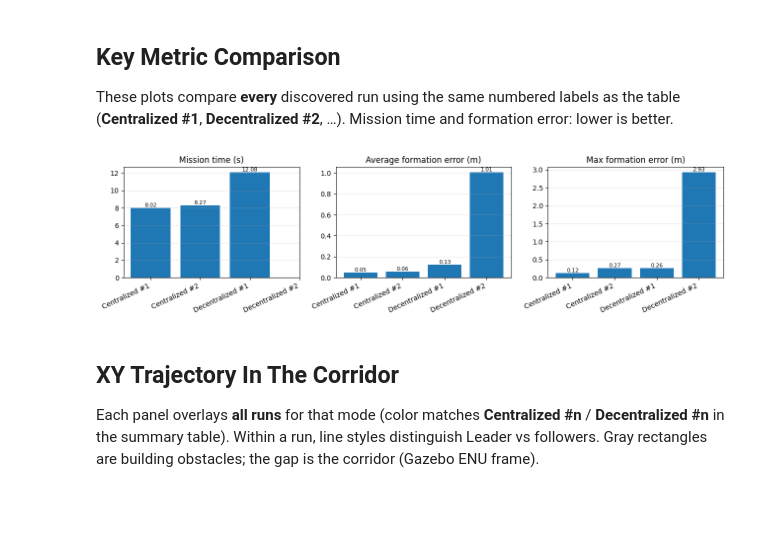
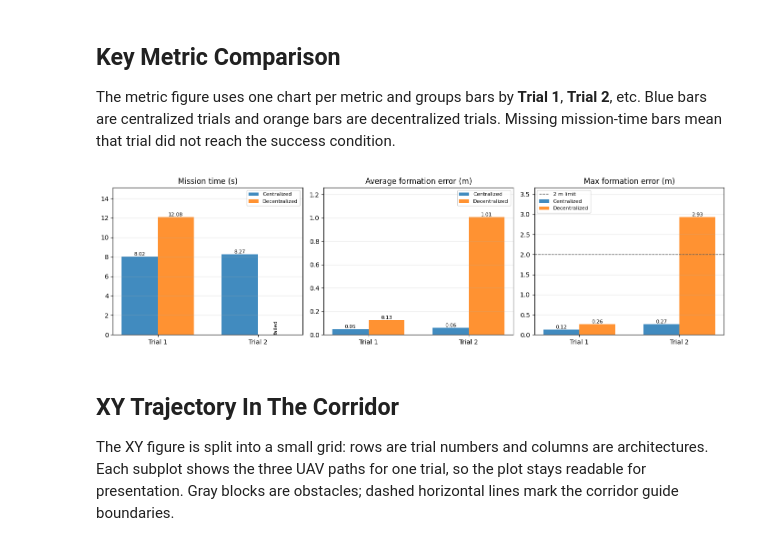
Before and after one commit to billbch/uav-project-devops, a Jupyter notebook: uav_eval_analysis.ipynb, the cells around one changed output. Drawn from its saved outputs; the diff is of its cells as text; code cells hidden in the pictures; blank space fills up the shorter version.

Commit message:
[FIX] readme plots

```diff
--- a/uav_eval_analysis.ipynb
+++ b/uav_eval_analysis.ipynb
@@ -138,7 +151,7 @@ headers = [
 ]
 lines = ["| " + " | ".join(headers) + " |", "|" + "|".join(["---"] * len(headers)) + "|"]
 for mode in MODES:
-    for ri, r in enumerate(RUNS[mode], start=1):
+    for r in RUNS[mode]:
         s = r["summary"]
         lines.append(
             "| "
@@ -146,7 +159,7 @@ for mode in MODES:
                 [
                     MODE_LABELS[mode],
                     r["id"],
-                    human_run_label(mode, ri),
+                    r["label"],
                     str(s["mission_success"]),
                     f"{s['mission_time_sec']:.2f}" if s["mission_time_sec"] is not None else "n/a",
                     f"{s['formation_error_avg_m']:.3f}" if s["formation_error_avg_m"] is not None else "n/a",
@@ -170,44 +183,62 @@ display(Markdown("\n".join(lines)))
 # %% [markdown]
 ## Key Metric Comparison
 
-These plots compare **every** discovered run using the same numbered labels as the table (**Centralized #1**, **Decentralized #2**, …). Mission time and formation error: lower is better.
+The metric figure uses one chart per metric and groups bars by **Trial 1**, **Trial 2**, etc. Blue bars are centralized trials and orange bars are decentralized trials. Missing mission-time bars mean that trial did not reach the success condition.
 # %%
 metric_specs = [
-    ("mission_time_sec", "Mission time (s)"),
-    ("formation_error_avg_m", "Average formation error (m)"),
-    ("formation_error_max_m", "Max formation error (m)"),
+    ("mission_time_sec", "Mission time (s)", None),
+    ("formation_error_avg_m", "Average formation error (m)", None),
+    ("formation_error_max_m", "Max formation error (m)", 2.0),
 ]
 
-n_runs_total = sum(len(RUNS[m]) for m in MODES)
-fig_w = max(13.0, 1.2 * n_runs_total + 4)
-fig, axes = plt.subplots(1, 3, figsize=(fig_w, 3.5))
-for ax, (key, title) in zip(axes, metric_specs):
-    labels = []
-    values = []
-    for mode in MODES:
-        for ri, r in enumerate(RUNS[mode], start=1):
-            labels.append(human_run_label(mode, ri))
-            v = r["summary"][key]
-            values.append(v if v is not None else float("nan"))
-    x = range(len(labels))
-    ax.bar(x, values)
-    ax.set_xticks(list(x))
-    ax.set_xticklabels(labels, rotation=25, ha="right")
+max_trials = max((len(RUNS[m]) for m in MODES), default=0)
+trial_numbers = list(range(1, max_trials + 1))
+fig, axes = plt.subplots(1, 3, figsize=(14, 4))
+bar_width = 0.36
+x_base = list(range(max_trials))
+
+for ax, (key, title, threshold) in zip(axes, metric_specs):
+    plotted_values = []
+    for mi, mode in enumerate(MODES):
+        offset = (mi - 0.5) * bar_width
+        heights = []
+        labels = []
+        for trial in trial_numbers:
+            run = RUNS[mode][trial - 1] if trial <= len(RUNS[mode]) else None
+            value = None if run is None else run["summary"].get(key)
+            heights.append(value if value is not None else 0.0)
+            labels.append(None if run is None else status_label(run))
+            if value is not None:
+                plotted_values.append(value)
+        xs = [x + offset for x in x_base]
+        bars = ax.bar(xs, heights, width=bar_width, label=PLOT_MODE_NAMES[mode], color=MODE_COLORS[mode], alpha=0.85)
+        for bar, value, run_label in zip(bars, heights, labels):
+            if run_label is None:
+                continue
+            if value and math.isfinite(value):
+                ax.text(bar.get_x() + bar.get_width() / 2, value, f"{value:.2f}", ha="center", va="bottom", fontsize=8)
+            else:
+                ax.text(bar.get_x() + bar.get_width() / 2, 0.02, "failed", ha="center", va="bottom", fontsize=8, rotation=90)
+    if threshold is not None:
+        ax.axhline(threshold, linestyle="--", linewidth=1, color="0.35", label=f"{threshold:g} m limit")
     ax.set_title(title)
+    ax.set_xticks(x_base)
+    ax.set_xticklabels([f"Trial {n}" for n in trial_numbers])
     ax.grid(axis="y", alpha=0.3)
-    for i, value in enumerate(values):
-        if value is not None and isinstance(value, (int, float)) and math.isfinite(value):
-            ax.text(i, value, f"{value:.2f}", ha="center", va="bottom", fontsize=8)
+    ax.legend(fontsize=8)
+    if plotted_values:
+        ax.set_ylim(0, max(plotted_values + ([threshold] if threshold is not None else [])) * 1.25)
+
 plt.tight_layout()
 FIGURES_DIR.mkdir(parents=True, exist_ok=True)
 fig.savefig(FIGURES_DIR / "metric_comparison.png", dpi=150, bbox_inches="tight")
 plt.show()
 # %% [output]
-[figure, old version]
+[figure, new version]
 # %% [markdown]
 ## XY Trajectory In The Corridor
 
-Each panel overlays **all runs** for that mode (color matches **Centralized #n** / **Decentralized #n** in the summary table). Within a run, line styles distinguish Leader vs followers. Gray rectangles are building obstacles; the gap is the corridor (Gazebo ENU frame).
+The XY figure is split into a small grid: rows are trial numbers and columns are architectures. Each subplot shows the three UAV paths for one trial, so the plot stays readable for presentation. Gray blocks are obstacles; dashed horizontal lines mark the corridor guide boundaries.
 # %%
 def plot_obstacles(ax):
     for cx in (12, 24, 36):
```
Also changed, not shown: parts of 11 cells of this notebook, 5 other files.
